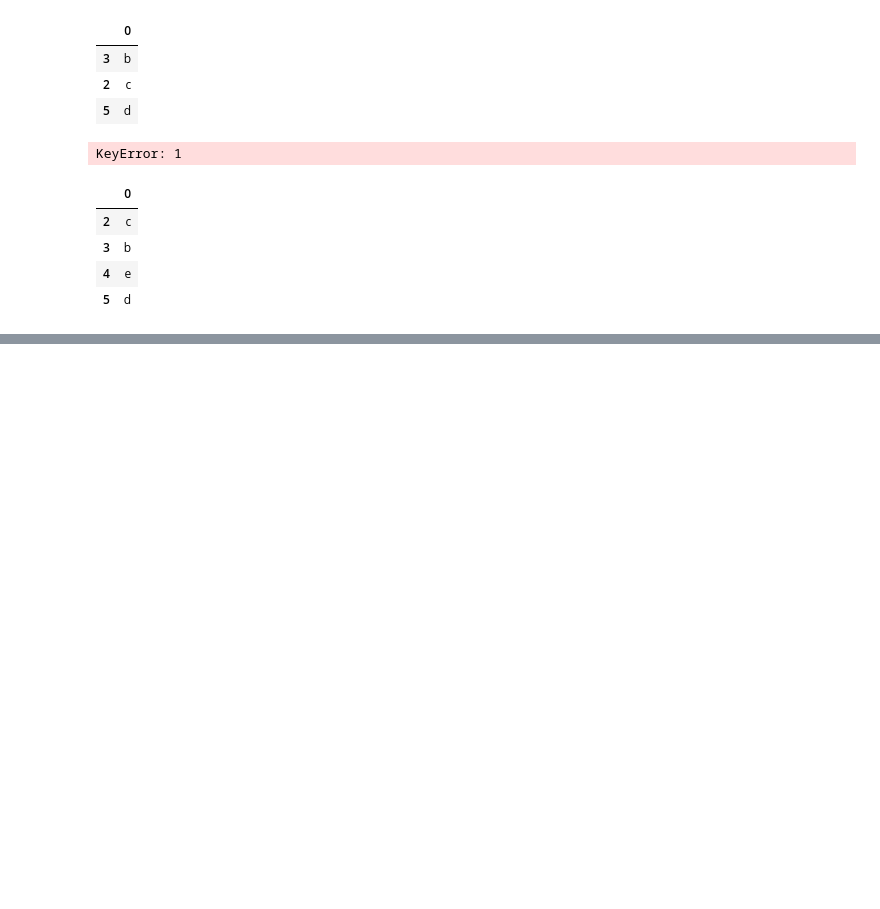
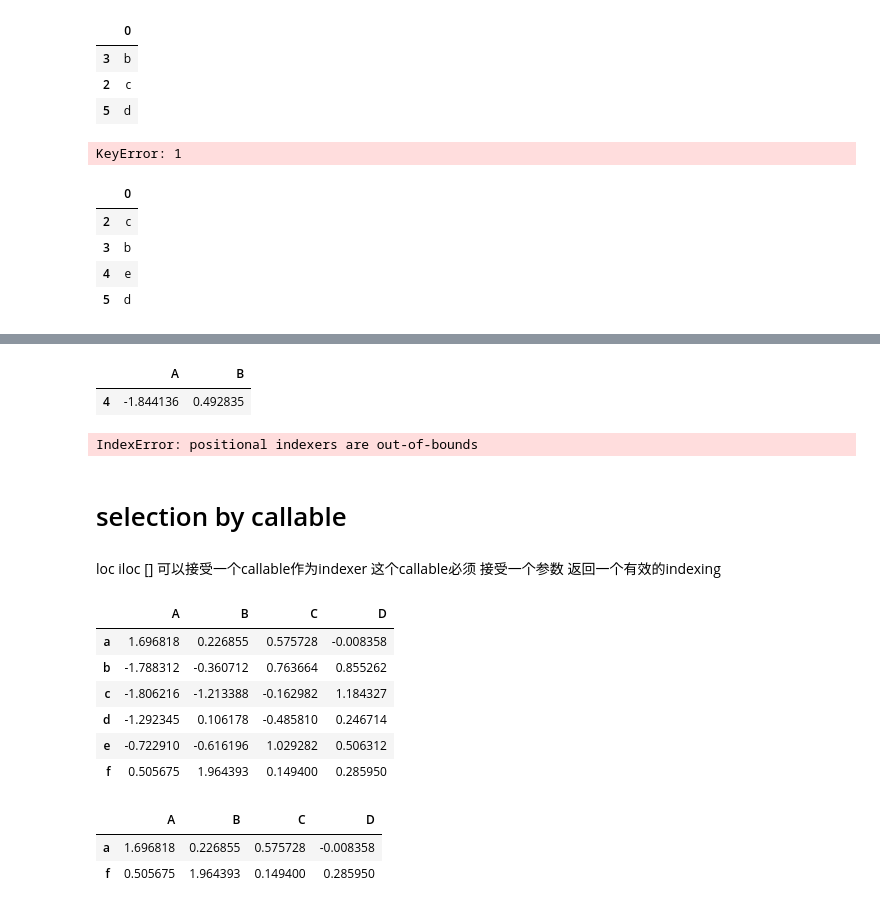
Before and after one commit to colorfulclouds/tensorflow2, a Jupyter notebook: pandas/indexing and selecting data_1.ipynb, the cells around one changed output, grey strips where cells are left out. Drawn from its saved outputs; the diff is of its cells as text; code cells hidden in the pictures; blank space fills up the shorter version.

```diff
--- a/pandas/indexing and selecting data.ipynb
+++ b/pandas/indexing and selecting data_1.ipynb
@@ -460,0 +621,37 @@ s.sort_index().loc[1:6]
+# %%
+df1.iloc[4:6]
+# %% [output]
+|  | A | B |
+| 4 | -1.844136 | 0.492835 |
+# %%
+df1.iloc[[4,5,6]]
+df1.iloc[: , 4]
+#上面的单独进行index的会出现indexerror 错误
+# %% [output]
+IndexError: positional indexers are out-of-bounds
+# %% [markdown]
+# selection by callable
+# %% [markdown]
+loc iloc []  可以接受一个callable作为indexer 这个callable必须
+接受一个参数 返回一个有效的indexing
+# %%
+#类似函数式编程
+df1 = pd.DataFrame(np.random.randn(6,4),
+                  index=list('abcdef'),
+                  columns=list('ABCD'))
+
+df1
+# %% [output]
+|  | A | B | C | D |
+| a | 1.696818 | 0.226855 | 0.575728 | -0.008358 |
+| b | -1.788312 | -0.360712 | 0.763664 | 0.855262 |
+| c | -1.806216 | -1.213388 | -0.162982 | 1.184327 |
+| d | -1.292345 | 0.106178 | -0.485810 | 0.246714 |
+| e | -0.722910 | -0.616196 | 1.029282 | 0.506312 |
+| f | 0.505675 | 1.964393 | 0.149400 | 0.285950 |
+# %%
+df1.loc[lambda df: df.A>0 , :]
+# %% [output]
+|  | A | B | C | D |
+| a | 1.696818 | 0.226855 | 0.575728 | -0.008358 |
+| f | 0.505675 | 1.964393 | 0.149400 | 0.285950 |
```
Also changed, not shown: parts of 65 cells of this notebook, 1 other file.
